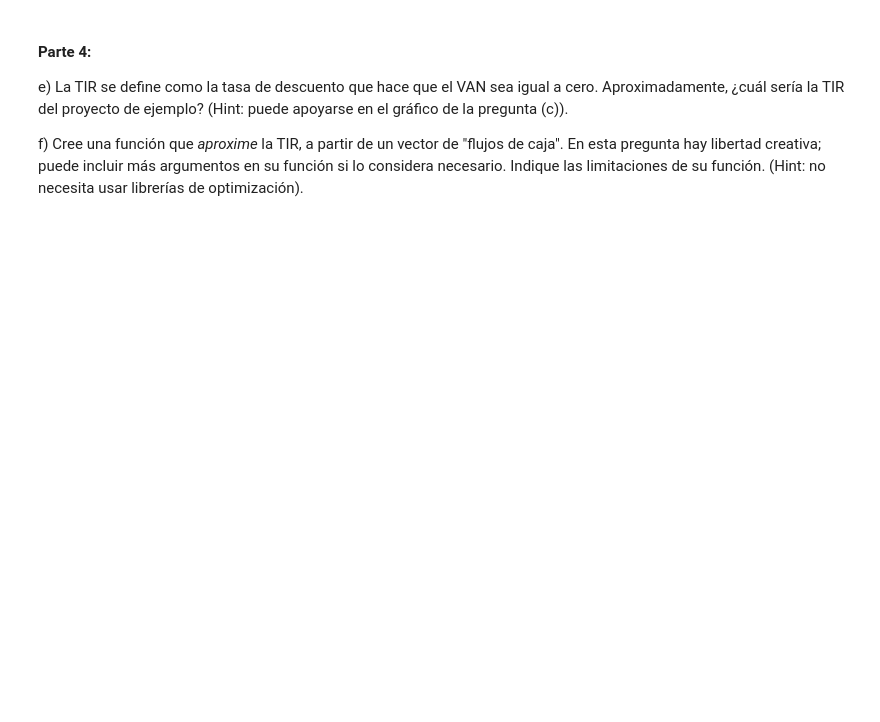
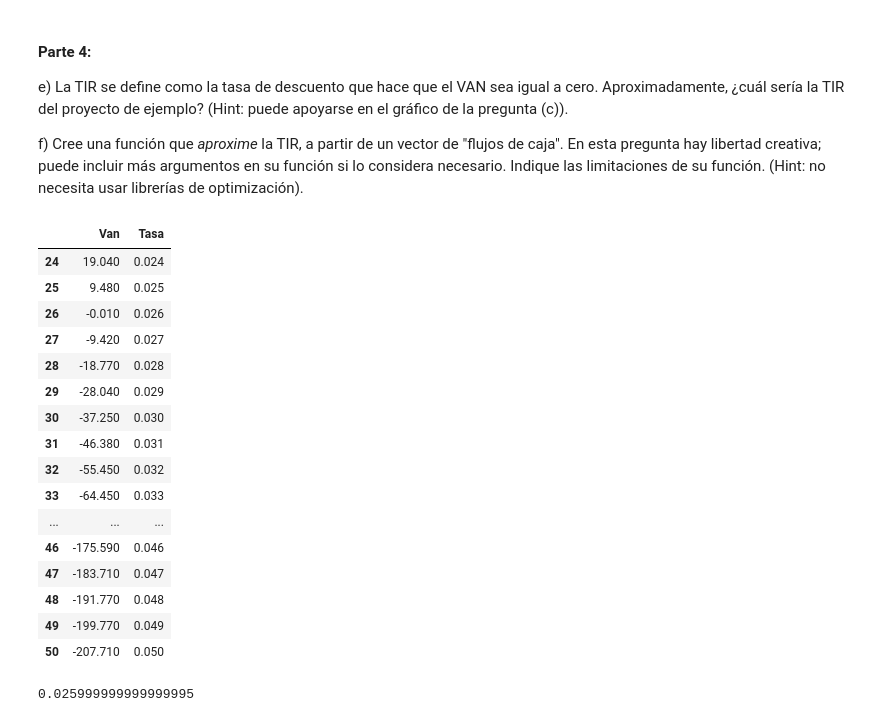
Before and after one commit to alehuari/BCP_BANCA, a Jupyter notebook: Archivos/Exam_ale.ipynb, the cells around one changed output. Saved outputs shown, nothing was run; the diff lists cells and outputs as text; code cells hidden in the pictures; blank space fills up the shorter version.

```diff
--- a/Archivos/Exam_ale.ipynb
+++ b/Archivos/Exam_ale.ipynb
@@ -67,3 +329,43 @@ d) A partir de la función de la pregunta (a) y el vector de la pregunta (c); cr
 e) La TIR se define como la tasa de descuento que hace que el VAN sea igual a cero. Aproximadamente, ¿cuál sería la TIR del proyecto de ejemplo? (Hint: puede apoyarse en el gráfico de la pregunta (c)).
 
 f) Cree una función que _aproxime_ la TIR, a partir de un vector de "flujos de caja". En esta pregunta hay libertad creativa; puede incluir más argumentos en su función si lo considera necesario. Indique las limitaciones de su función. (Hint: no necesita usar librerías de optimización).
+# %%
+# Observando las tasas y el Van
+df_TIR = df[df["Van"] <= 19.04]
+df_TIR
+# Como se observa en el DataFrame la tasa que mas se aproxima a ser el TIR o aquella tasa que vuelva cero al van es una tasa entre 0.025 y 0.026
+# %% [output]
+|  | Van | Tasa |
+| 24 | 19.040 | 0.024 |
+| 25 | 9.480 | 0.025 |
+| 26 | -0.010 | 0.026 |
+| 27 | -9.420 | 0.027 |
+| 28 | -18.770 | 0.028 |
+| 29 | -28.040 | 0.029 |
+| 30 | -37.250 | 0.030 |
+| 31 | -46.380 | 0.031 |
+| 32 | -55.450 | 0.032 |
+| 33 | -64.450 | 0.033 |
+| ... | ... | ... |
+| 46 | -175.590 | 0.046 |
+| 47 | -183.710 | 0.047 |
+| 48 | -191.770 | 0.048 |
+| 49 | -199.770 | 0.049 |
+| 50 | -207.710 | 0.050 |
+# %%
+#tasa_inicial = 0.025
+#tasa_final = 0.026
+#incremento = 0.0001
+
+def aproxime_TIR(flujos_caja, tasa_inicial, tasa_final, incremento):
+    tasa_actual = tasa_inicial
+    while tasa_actual <= tasa_final:
+        VAN = sum([flujo/(1+ tasa_actual)**indice for indice, flujo in enumerate(flujos_caja)])
+        if abs(VAN)< 0.01:
+            return tasa_actual
+        tasa_actual += incremento
+    return None
+TIR =aproxime_TIR(vector_de_flujos,0.025,0.026,0.0001)
+print(TIR)
+# %% [output]
+0.025999999999999995
```
Also changed, not shown: parts of 21 cells of this notebook, 2 other files.
